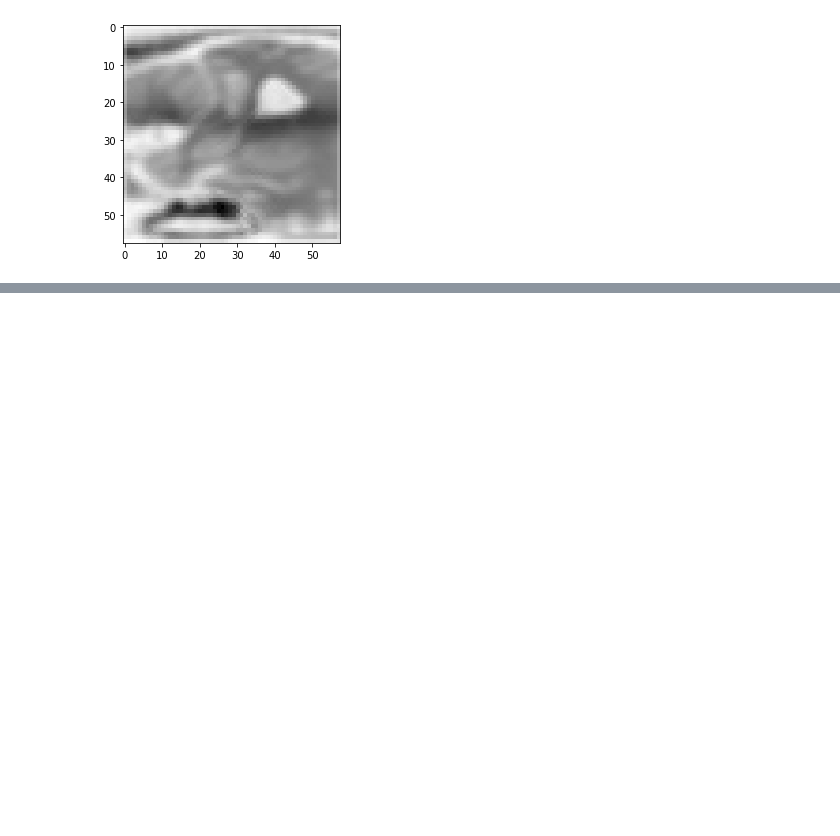
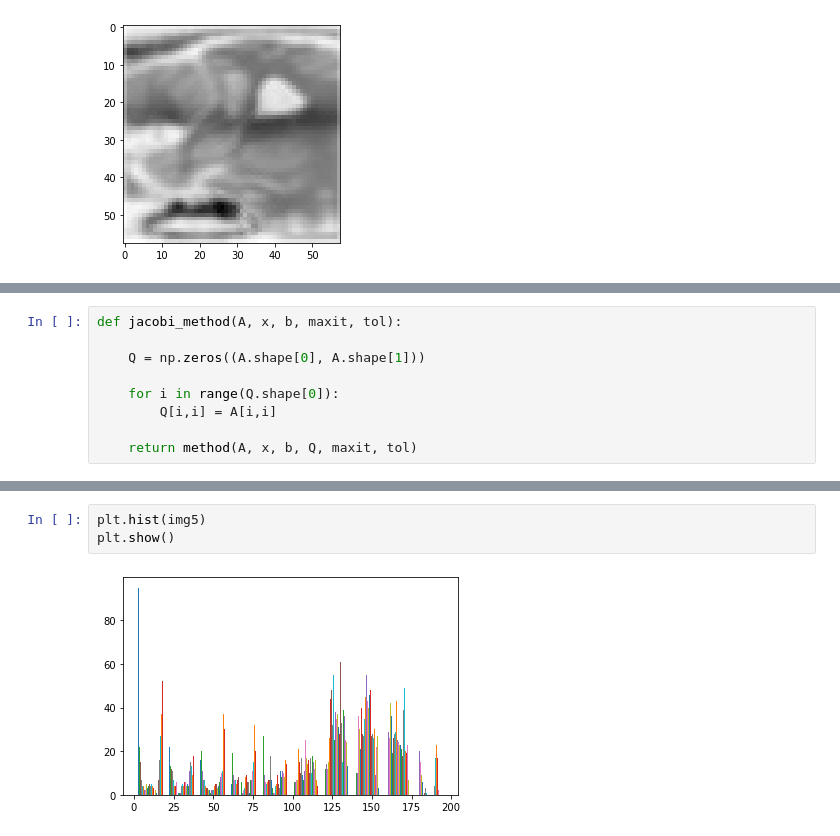
Before and after one commit to fabiansvc/project-mri, a Jupyter notebook: main.ipynb, the cells around one changed output, grey strips where cells are left out. Saved outputs shown, nothing was run; the diff lists cells and outputs as text; blank space fills up the shorter version.

```diff
--- a/main.ipynb
+++ b/main.ipynb
@@ -303 +277,10 @@ print(A)
+# %%
+def jacobi_method(A, x, b, maxit, tol):
+
+    Q = np.zeros((A.shape[0], A.shape[1]))
+
+    for i in range(Q.shape[0]):
+        Q[i,i] = A[i,i]
+
+    return method(A, x, b, Q, maxit, tol)
 # %%
@@ -353,0 +336,5 @@ plt.show()
+# %%
+plt.hist(img5)
+plt.show()
+# %% [output]
+[figure, added]
```
Also changed, not shown: parts of 24 cells of this notebook.
